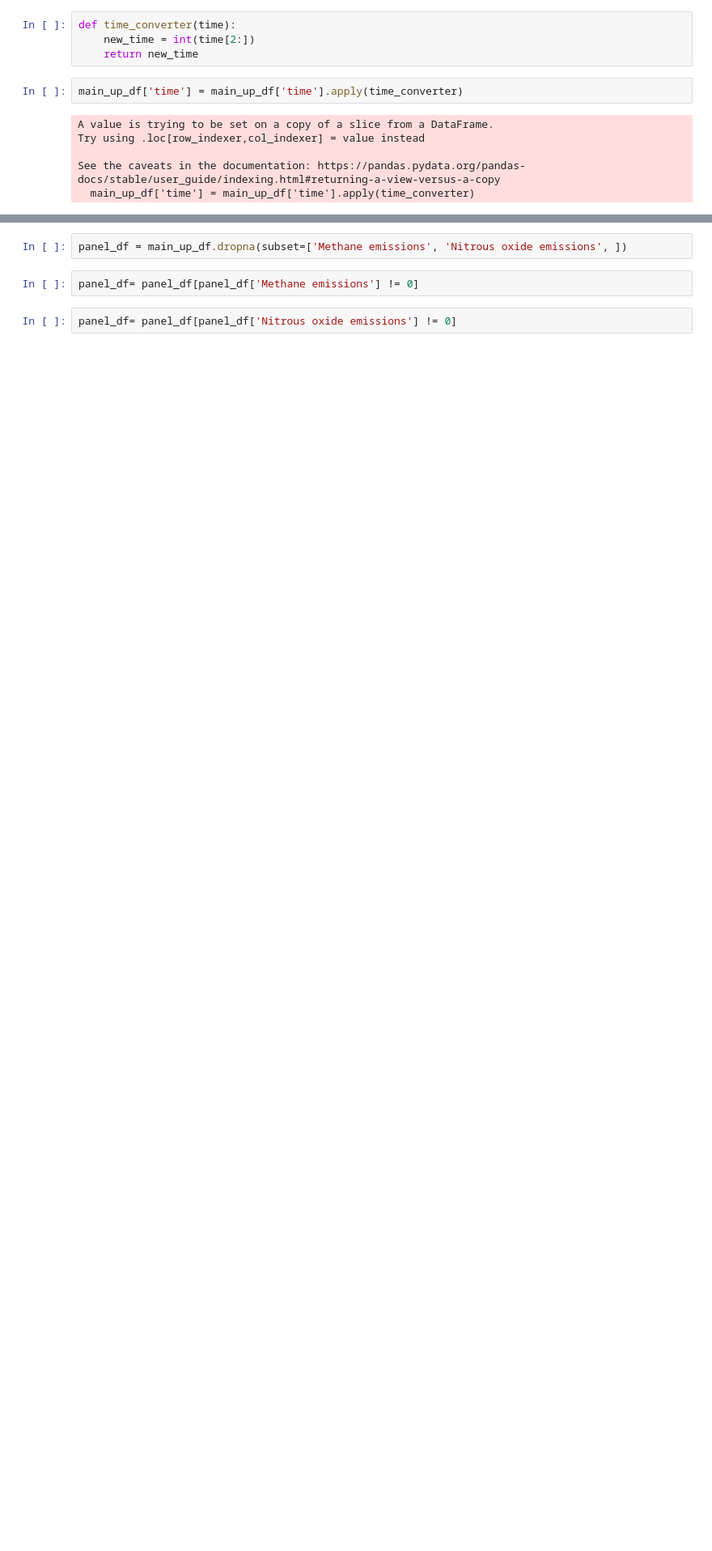
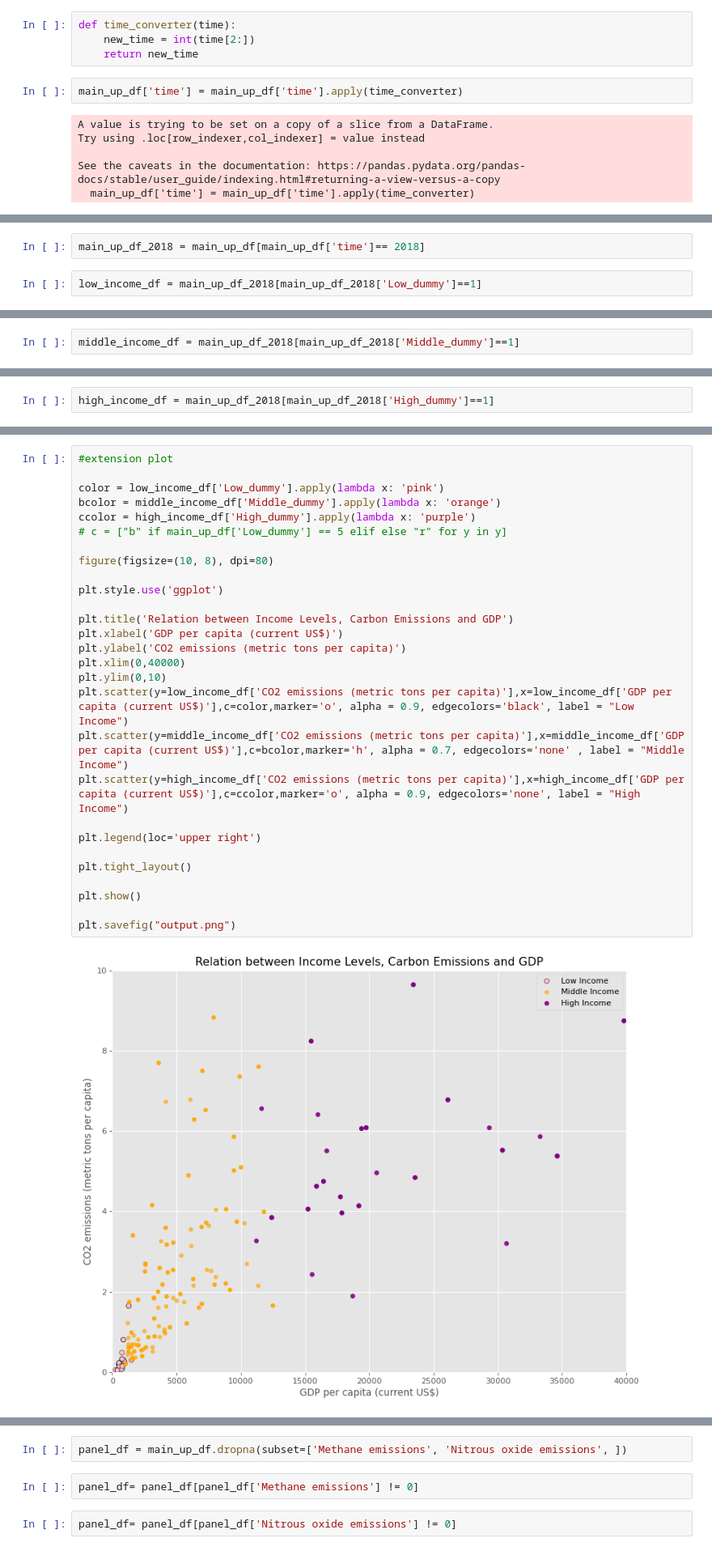
Before and after one commit to CS521-Burstein/final-project-anjaliagr, a Jupyter notebook: Data analysis.ipynb, the cells around one changed output, grey strips where cells are left out. Shown: that part at 81% size. Cells and saved outputs as stored; diff of their text form; blank space fills up the shorter version.

```diff
--- a/Data analysis.ipynb
+++ b/Data analysis.ipynb
@@ -427,0 +391,4 @@ main_up_df
+# %%
+main_up_df_2018 = main_up_df[main_up_df['time']== 2018]
+# %%
+low_income_df = main_up_df_2018[main_up_df_2018['Low_dummy']==1]
@@ -427,0 +416,2 @@ main_up_df
+# %%
+middle_income_df = main_up_df_2018[main_up_df_2018['Middle_dummy']==1]
@@ -427,0 +434,2 @@ main_up_df
+# %%
+high_income_df = main_up_df_2018[main_up_df_2018['High_dummy']==1]
@@ -427,0 +452,30 @@ main_up_df
+# %%
+#extension plot
+
+color = low_income_df['Low_dummy'].apply(lambda x: 'pink')
+bcolor = middle_income_df['Middle_dummy'].apply(lambda x: 'orange')
+ccolor = high_income_df['High_dummy'].apply(lambda x: 'purple')
+# c = ["b" if main_up_df['Low_dummy'] == 5 elif else "r" for y in y]
+
+figure(figsize=(10, 8), dpi=80)
+
+plt.style.use('ggplot')
+
+plt.title('Relation between Income Levels, Carbon Emissions and GDP')
+plt.xlabel('GDP per capita (current US$)')
+plt.ylabel('CO2 emissions (metric tons per capita)')
+plt.xlim(0,40000)
+plt.ylim(0,10)
+plt.scatter(y=low_income_df['CO2 emissions (metric tons per capita)'],x=low_income_df['GDP per capita (current US$)'],c=color,marker='o', alpha = 0.9, edgecolors='black', label = "Low Income")
+plt.scatter(y=middle_income_df['CO2 emissions (metric tons per capita)'],x=middle_income_df['GDP per capita (current US$)'],c=bcolor,marker='h', alpha = 0.7, edgecolors='none' , label = "Middle Income")
+plt.scatter(y=high_income_df['CO2 emissions (metric tons per capita)'],x=high_income_df['GDP per capita (current US$)'],c=ccolor,marker='o', alpha = 0.9, edgecolors='none', label = "High Income")
+
+plt.legend(loc='upper right')
+
+plt.tight_layout()
+
+plt.show()
+
+plt.savefig("output.png")
+# %% [output]
+[figure, added]
```
Also changed, not shown: parts of 28 cells of this notebook, 1 other file.
